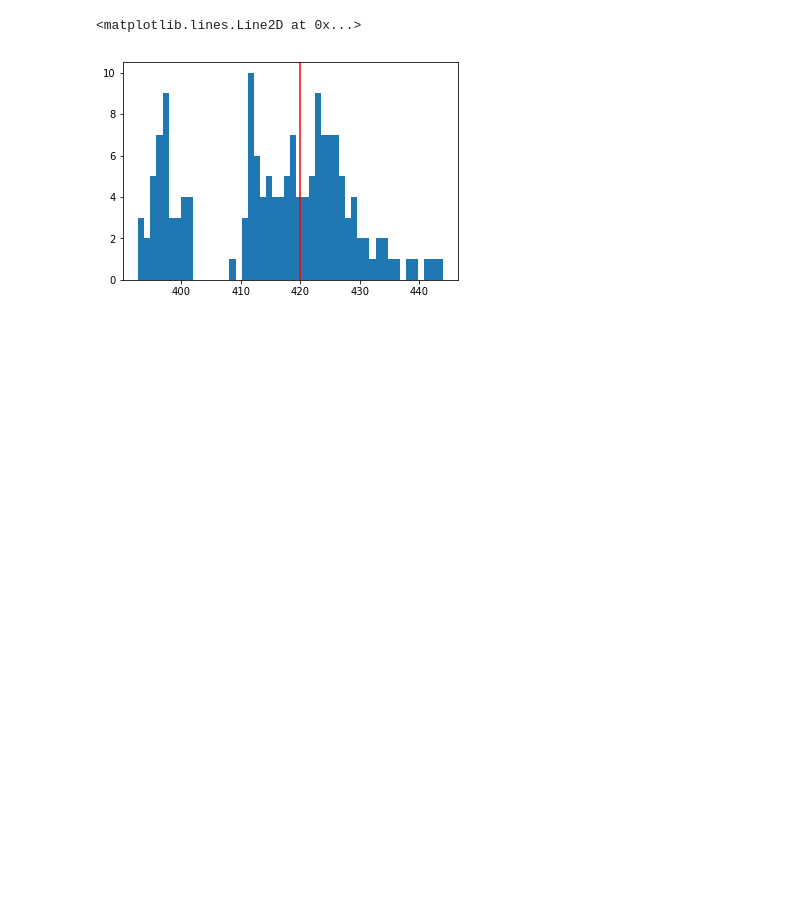
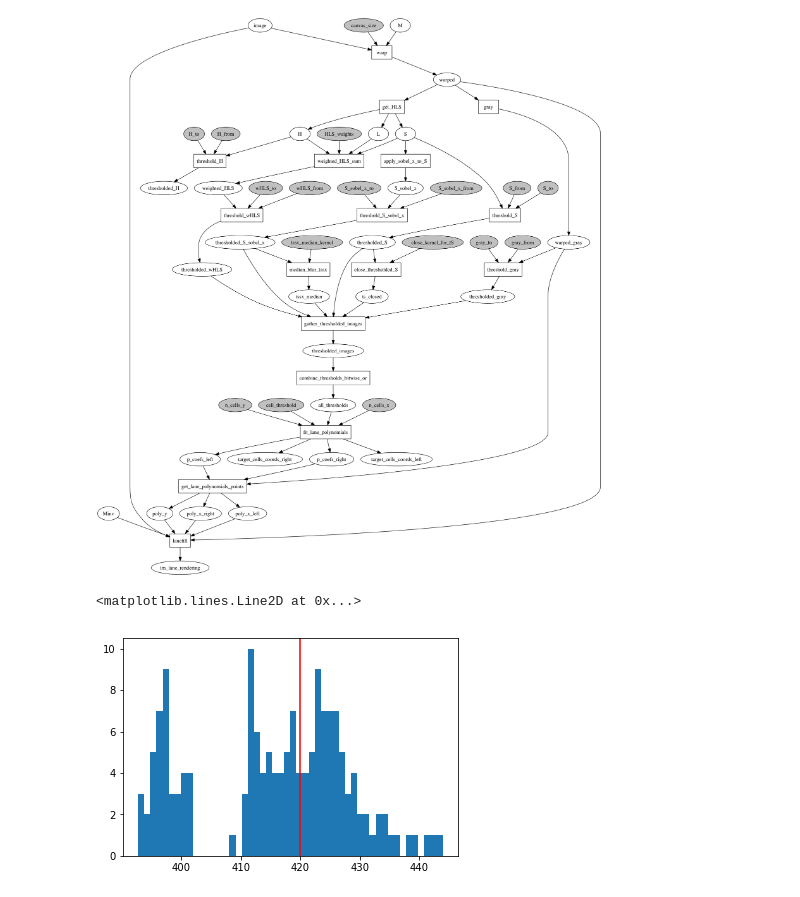
Before and after one commit to semeniuta/CarND-Advanced-Lane-Lines, a Jupyter notebook: 8_curvature_and_pos.ipynb, the cells around one changed output. Cells and saved outputs as stored; diff of their text form; code cells hidden in the pictures; blank space fills up the shorter version.

```diff
--- a/8_curvature_and_pos.ipynb
+++ b/8_curvature_and_pos.ipynb
@@ -41,7 +42,9 @@ test_images_undist = [cv2.undistort(im, cm, dc) for im in test_images]
 warped_images = [cv2.warpPerspective(im, M, CANVAS_SZ, flags=cv2.INTER_LINEAR) for im in test_images_undist]
 # %%
 runner = CompGraphRunner(cg, frozen_tokens=cg_params)
-#nxpd.draw(runner.token_manager.to_networkx())
+nxpd.draw(runner.token_manager.to_networkx())
+# %% [output]
+[figure, added]
 # %%
 def curvature_poly2(params, at_point):
 
```
Also changed, not shown: parts of 11 cells of this notebook.
